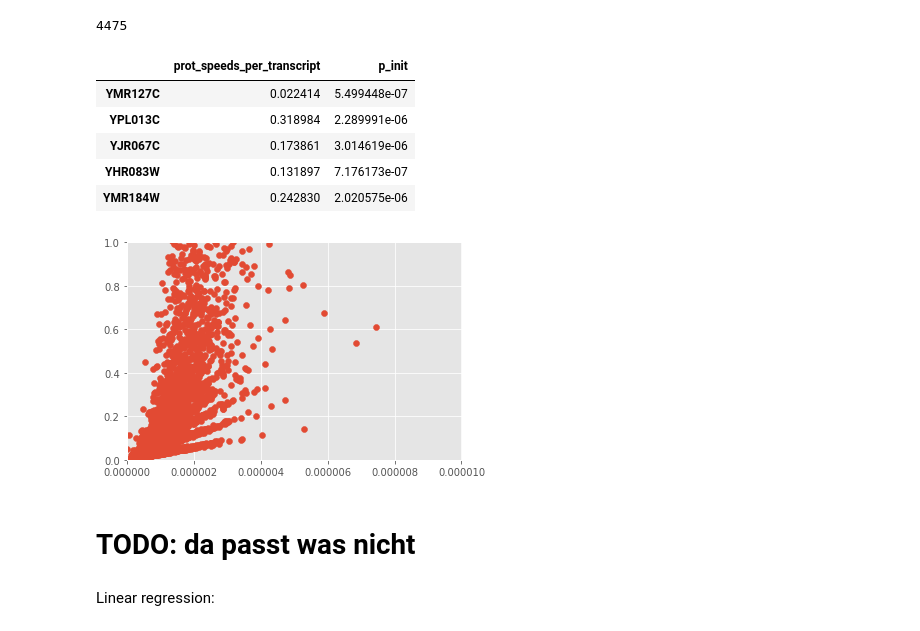
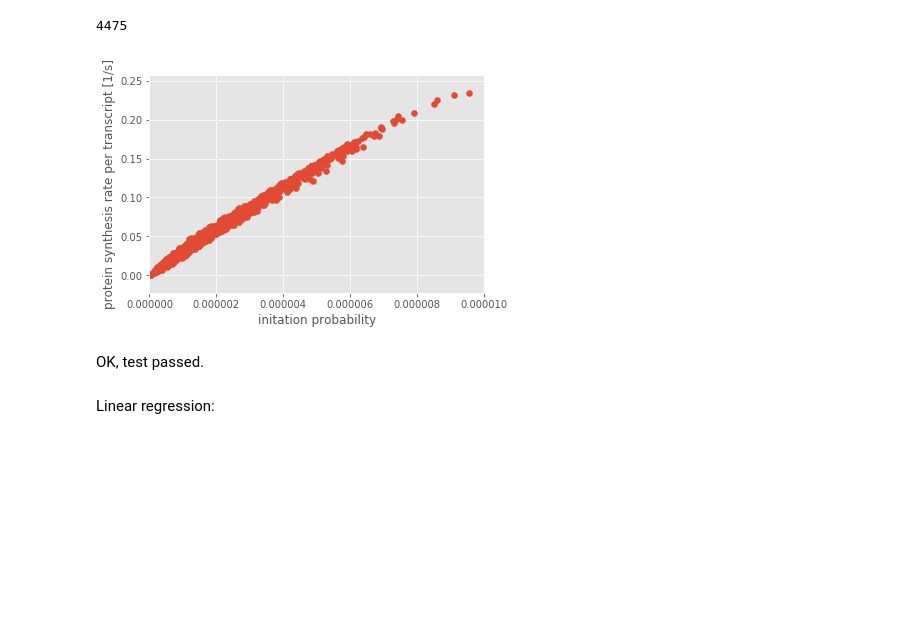
Before and after one commit to gittenberg/TRSL, a Jupyter notebook: workbooks/analyses/09 Codon_usage_analysis_tAI_cAI.ipynb, the cells around one changed output. Drawn from its saved outputs; the diff is of its cells as text; code cells hidden in the pictures; blank space fills up the shorter version.

```diff
--- a/workbooks/analyses/09 Codon_usage_analysis_tAI_cAI.ipynb
+++ b/workbooks/analyses/09 Codon_usage_analysis_tAI_cAI.ipynb
@@ -655,0 +679,6 @@ regression_data = prot_speeds_df.join(pd.Series(initiation_rates).to_frame(), ls
+# %%
+df_with_tAI = pd.merge(df, tAI_df, how='inner', left_on=['name'], right_index=True)
+# %%
+initiation_rates_df = pd.DataFrame(initiation_rates.items(), columns=['name', 'p_init'])
+# %%
+regression_data = pd.merge(df_with_tAI, initiation_rates_df, how='inner', left_on=['name'], right_on=['name'])
@@ -660,26 +698,16 @@ regression_data = regression_data[~regression_data.isnull().any(axis=1)]
 len(regression_data)
 # %% [output]
 4475
-# %%
-regression_data.columns = ['prot_speeds_per_transcript', 'p_init']
-# %%
-regression_data.tail()
-# %% [output]
-|  | prot_speeds_per_transcript | p_init |
-| YMR127C | 0.022414 | 5.499448e-07 |
-| YPL013C | 0.318984 | 2.289991e-06 |
-| YJR067C | 0.173861 | 3.014619e-06 |
-| YHR083W | 0.131897 | 7.176173e-07 |
-| YMR184W | 0.242830 | 2.020575e-06 |
 # %%
-plt.scatter(regression_data['p_init'], regression_data['prot_speeds_per_transcript'])
+ax = plt.scatter(regression_data['p_init'], regression_data['prot_speed_per_transcript'])
 plt.xlim(0, 0.00001)
-plt.ylim(0, 1)
+plt.xlabel('initation probability')
+plt.ylabel('protein synthesis rate per transcript [1/s]')
 plt.show()
 # %% [output]
-[figure, old version]
+[figure, new version]
-# %% [markdown]
-# TODO: da passt was nicht
+# %% [markdown]
+OK, test passed.
 # %%
 ntest = 100
 regression_x = regression_data['p_init'].reshape((len(regression_data), 1))
```
Also changed, not shown: parts of 43 cells of this notebook.
